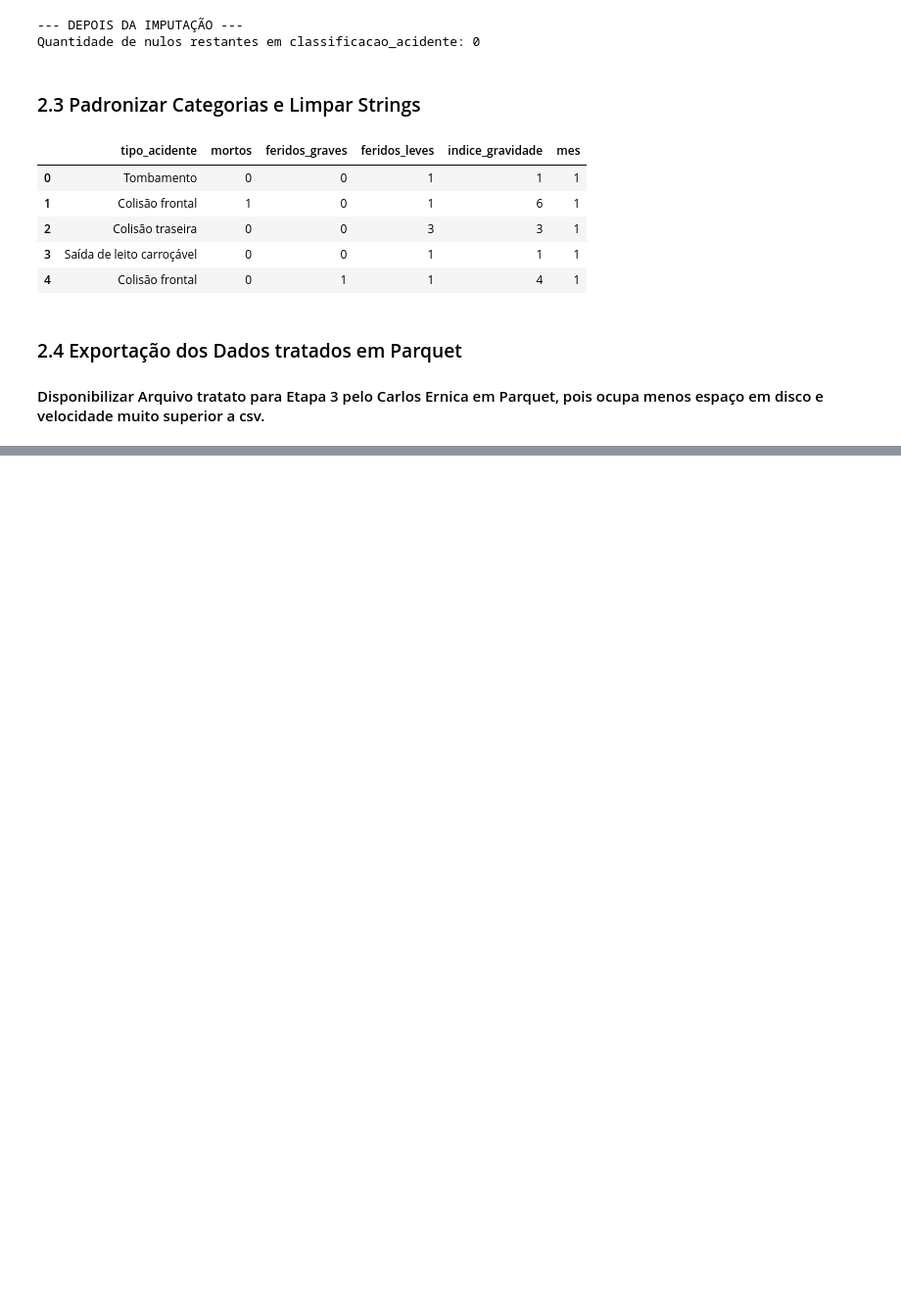
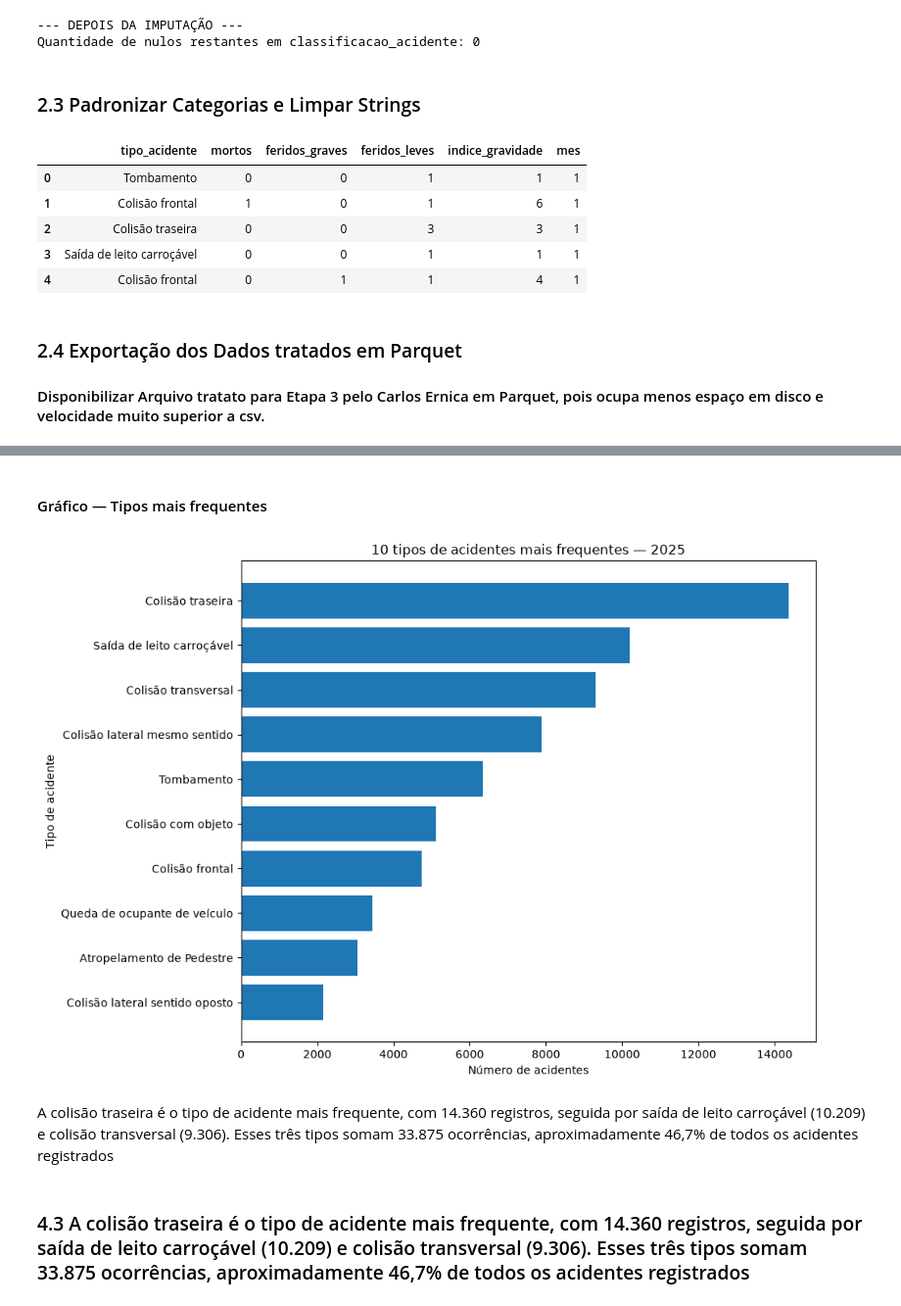
Before and after one commit to amalicef-sys/Projeto-Caixaverso-2026, a Jupyter notebook: analise/analise_acidentes_2025.ipynb, the cells around one changed output, grey strips where cells are left out. Shown at 98% size. Drawn from its saved outputs; the diff is of its cells as text; code cells hidden in the pictures; blank space fills up the shorter version.

```diff
--- a/analise/analise_acidentes_2025.ipynb
+++ b/analise/analise_acidentes_2025.ipynb
@@ -1657,0 +1753,13 @@ Leitura do arquivo parquet realizada com sucesso
+# %%
+acidentes_tipo = (
+    df.groupby("tipo_acidente")
+      .agg(
+          acidentes=("id", "count"),
+          mortos=("mortos", "sum"),
+          feridos=("feridos", "sum")
+      )
+      .reset_index()
+      .sort_values("acidentes", ascending=False)
+)
+
+acidentes_tipo.head(10)
@@ -1657,0 +1778,26 @@ Leitura do arquivo parquet realizada com sucesso
+# %% [markdown]
+#### Gráfico — Tipos mais frequentes
+# %%
+top10_tipos = acidentes_tipo.head(10).sort_values(
+    "acidentes"
+)
+
+plt.figure(figsize=(10, 7))
+
+plt.barh(
+    top10_tipos["tipo_acidente"],
+    top10_tipos["acidentes"]
+)
+
+plt.title("10 tipos de acidentes mais frequentes — 2025")
+plt.xlabel("Número de acidentes")
+plt.ylabel("Tipo de acidente")
+
+plt.tight_layout()
+plt.show()
+# %% [output]
+[figure, added]
+# %% [markdown]
+A colisão traseira é o tipo de acidente mais frequente, com 14.360 registros, seguida por saída de leito carroçável (10.209) e colisão transversal (9.306). Esses três tipos somam 33.875 ocorrências, aproximadamente 46,7% de todos os acidentes registrados
+# %% [markdown]
+### 4.3 A colisão traseira é o tipo de acidente mais frequente, com 14.360 registros, seguida por saída de leito carroçável (10.209) e colisão transversal (9.306). Esses três tipos somam 33.875 ocorrências, aproximadamente 46,7% de todos os acidentes registrados
```
Also changed, not shown: parts of 48 cells of this notebook.
